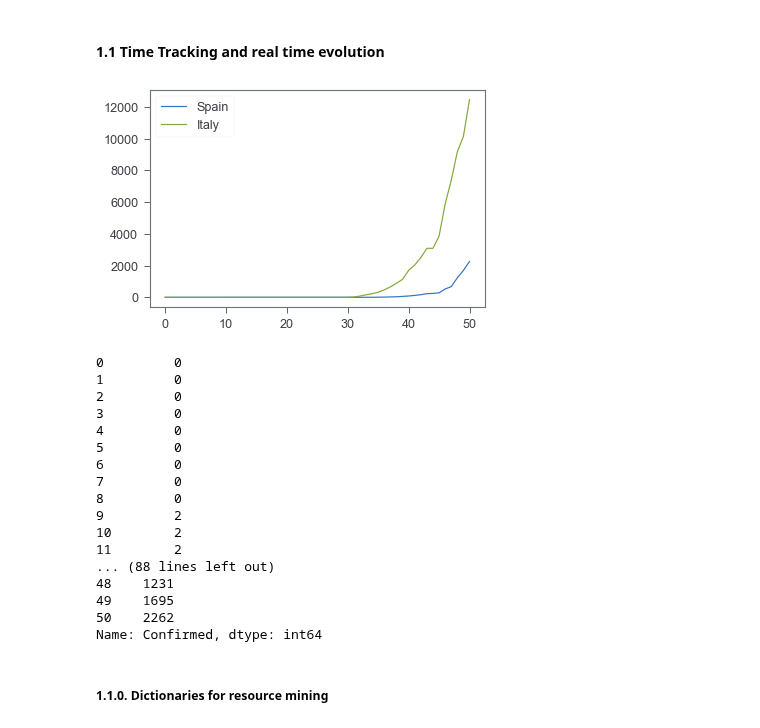
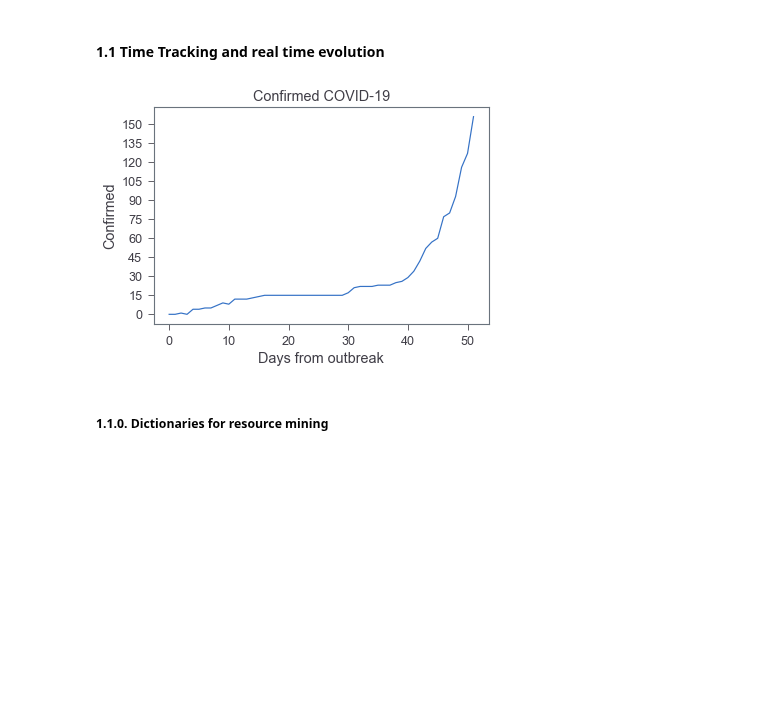
Before and after one commit to DanielGuzmanOlivares/COVID-19, a Jupyter notebook: COVID-19.ipynb, the cells around one changed output. Drawn from its saved outputs; the diff is of its cells as text; code cells hidden in the pictures; blank space fills up the shorter version.

```diff
--- a/COVID-19.ipynb
+++ b/COVID-19.ipynb
@@ -98,54 +98,33 @@ def worldTimeEvolution(): #about 20s
 # %%
 def graphProgression(countryDF,param): #TODO: x axis problem with dates, too messy
     """
     Graphs the progression in time of a given parameter regarding country info
 
     params:
         -countryDF (pandas.DataFrame): info about the country (see timeEvolution or worldTimeEvolution)
         -param (String): "Confirmed" -> confirmed cases of COVID-19 in country
                          "Deaths" -> deaths by COVID-19 in country
                          "Recovered" -> recovered patients in country
 
     """
     x = range(len(countryDF["Date"]))
     y = list(countryDF[param].astype(int))
     plt.plot(x,y)
 
     y_max = max(y)
     if y_max < 10:
         plt.yticks(range(0,max(y)+1,1))
     else:
         plt.yticks(range(0,max(y)+1,max(y)//10))
     plt.title("{} COVID-19".format(param))
     plt.ylabel(param)
     plt.xlabel("Days from outbreak")
     plt.show()
 
-plt.plot(timeEvolution("Spain")["Confirmed"],label="Spain")
-plt.plot(timeEvolution("Italy")["Confirmed"],label="Italy")
-plt.legend()
-plt.show()
-print(timeEvolution("Italy")["Confirmed"])
-print(timeEvolution("Spain")["Confirmed"])
+
+graphProgression(timeEvolution("Australia"),"Confirmed")
 # %% [output]
-[figure, old version]
+[figure, new version]
-0         0
-1         0
-2         0
-3         0
-4         0
-5         0
-6         0
-7         0
-8         0
-9         2
-10        2
-11        2
-... (88 lines left out)
-48    1231
-49    1695
-50    2262
-Name: Confirmed, dtype: int64
 # %%
 def realTimeEvolution():
     """
```
Also changed, not shown: parts of 4 cells of this notebook, 2 other files.
